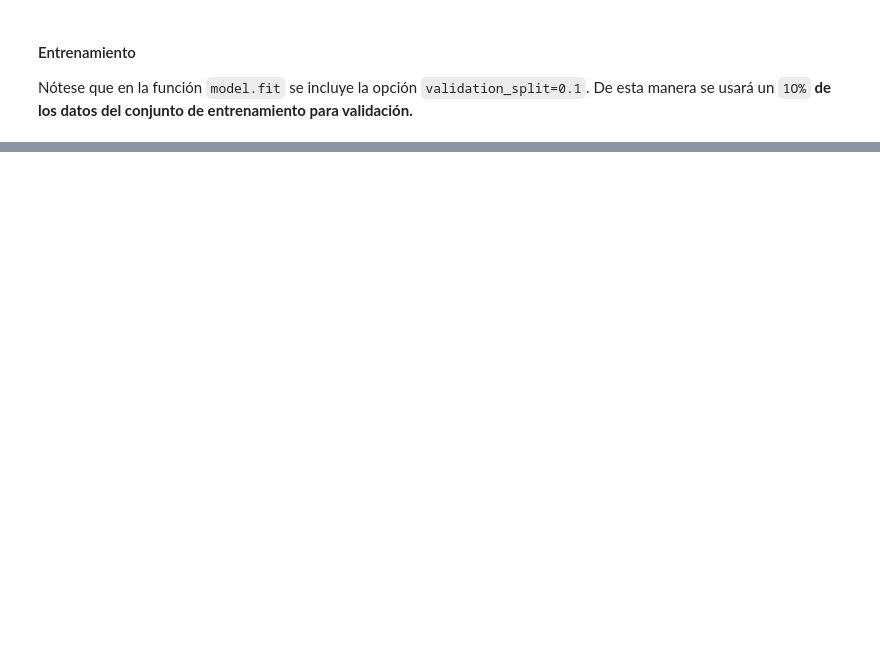
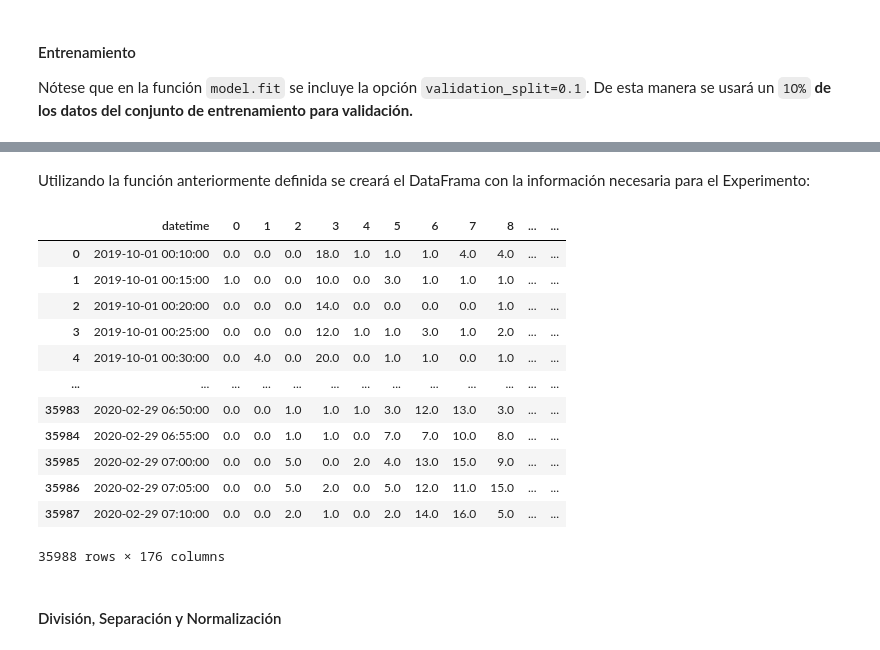
Before and after one commit to albertopmp/TFG, a Jupyter notebook: src/TrafficFlow.ipynb, the cells around one changed output, grey strips where cells are left out. Cells and saved outputs as stored; diff of their text form; code cells hidden in the pictures; blank space fills up the shorter version.

```diff
--- a/src/TrafficFlow.ipynb
+++ b/src/TrafficFlow.ipynb
@@ -2113,0 +2370,21 @@ graph_predictions(test_dates, test_labels, predictions, freq = 4)
+# %% [markdown]
+Utilizando la función anteriormente definida se creará el DataFrama con la información necesaria para el Experimento:
+# %%
+df_4_multi_timestep = prepare_multi_timestep_df(df_4)
+df_4_multi_timestep
+# %% [output]
+|  | datetime | 0 | 1 | 2 | 3 | 4 | 5 | 6 | 7 | 8 | ... | ... |
+| 0 | 2019-10-01 00:10:00 | 0.0 | 0.0 | 0.0 | 18.0 | 1.0 | 1.0 | 1.0 | 4.0 | 4.0 | ... | ... |
+| 1 | 2019-10-01 00:15:00 | 1.0 | 0.0 | 0.0 | 10.0 | 0.0 | 3.0 | 1.0 | 1.0 | 1.0 | ... | ... |
+| 2 | 2019-10-01 00:20:00 | 0.0 | 0.0 | 0.0 | 14.0 | 0.0 | 0.0 | 0.0 | 0.0 | 1.0 | ... | ... |
+| 3 | 2019-10-01 00:25:00 | 0.0 | 0.0 | 0.0 | 12.0 | 1.0 | 1.0 | 3.0 | 1.0 | 2.0 | ... | ... |
+| 4 | 2019-10-01 00:30:00 | 0.0 | 4.0 | 0.0 | 20.0 | 0.0 | 1.0 | 1.0 | 0.0 | 1.0 | ... | ... |
+| ... | ... | ... | ... | ... | ... | ... | ... | ... | ... | ... | ... | ... |
+| 35983 | 2020-02-29 06:50:00 | 0.0 | 0.0 | 1.0 | 1.0 | 1.0 | 3.0 | 12.0 | 13.0 | 3.0 | ... | ... |
+| 35984 | 2020-02-29 06:55:00 | 0.0 | 0.0 | 1.0 | 1.0 | 0.0 | 7.0 | 7.0 | 10.0 | 8.0 | ... | ... |
+| 35985 | 2020-02-29 07:00:00 | 0.0 | 0.0 | 5.0 | 0.0 | 2.0 | 4.0 | 13.0 | 15.0 | 9.0 | ... | ... |
+| 35986 | 2020-02-29 07:05:00 | 0.0 | 0.0 | 5.0 | 2.0 | 0.0 | 5.0 | 12.0 | 11.0 | 15.0 | ... | ... |
+| 35987 | 2020-02-29 07:10:00 | 0.0 | 0.0 | 2.0 | 1.0 | 0.0 | 2.0 | 14.0 | 16.0 | 5.0 | ... | ... |
+35988 rows × 176 columns
+# %% [markdown]
+#### División, Separación y Normalización
```
Also changed, not shown: parts of 41 cells of this notebook.
